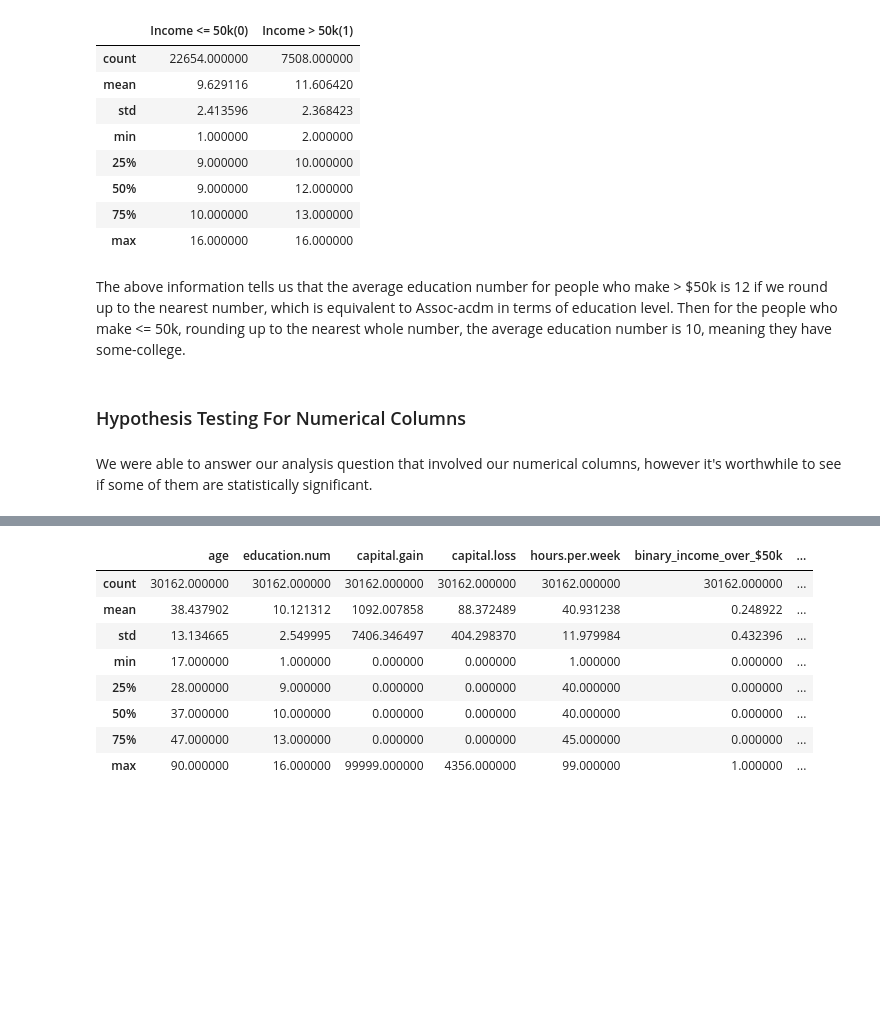
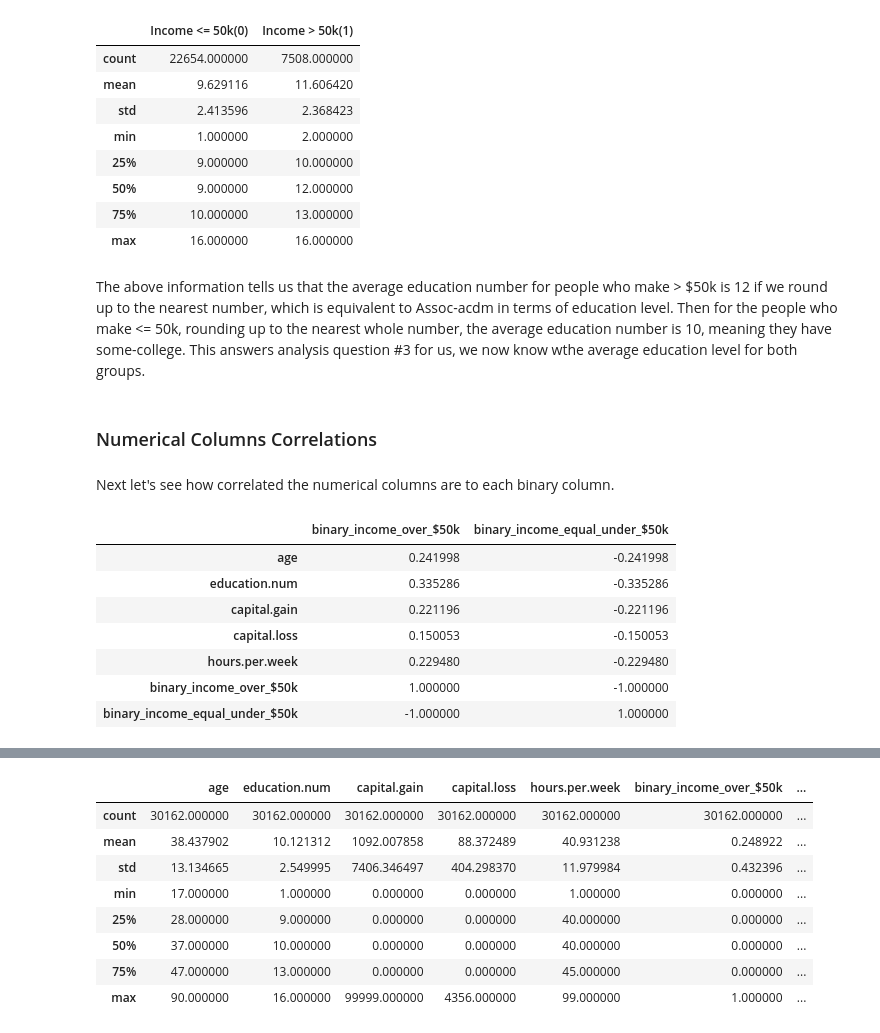
Before and after one commit to brandoncabrera707/CISD_41_Capstone_Project, a Jupyter notebook: capstone_project.ipynb, the cells around one changed output, grey strips where cells are left out. Saved outputs shown, nothing was run; the diff lists cells and outputs as text; code cells hidden in the pictures; blank space fills up the shorter version.

Commit message:
Added correlation matrix for numerical columns and made conclusions

```diff
--- a/capstone_project.ipynb
+++ b/capstone_project.ipynb
@@ -362,8 +380,20 @@ education_num_info
 | 75% | 10.000000 | 13.000000 |
 | max | 16.000000 | 16.000000 |
 # %% [markdown]
-The above information tells us that the average education number for people who make > $50k is 12 if we round up to the nearest number, which is equivalent to Assoc-acdm in terms of education level. Then for the people who make <= 50k, rounding up to the nearest whole number, the average education number is 10, meaning they have some-college.
+The above information tells us that the average education number for people who make > $50k is 12 if we round up to the nearest number, which is equivalent to Assoc-acdm in terms of education level. Then for the people who make <= 50k, rounding up to the nearest whole number, the average education number is 10, meaning they have some-college. This answers analysis question #3 for us, we now know wthe average education level for both groups.
-# %% [markdown]
-### Hypothesis Testing For Numerical Columns
-# %% [markdown]
-We were able to answer our analysis question that involved our numerical columns, however it's worthwhile to see if some of them are statistically significant.
+# %% [markdown]
+### Numerical Columns Correlations
+# %% [markdown]
+Next let's see how correlated the numerical columns are to each binary column.
+# %%
+print("Done By Brandon Cabrera")
+adult_census_data.corr(numeric_only= True)[['binary_income_over_$50k', 'binary_income_equal_under_$50k']]
+# %% [output]
+|  | binary_income_over_$50k | binary_income_equal_under_$50k |
+| age | 0.241998 | -0.241998 |
+| education.num | 0.335286 | -0.335286 |
+| capital.gain | 0.221196 | -0.221196 |
+| capital.loss | 0.150053 | -0.150053 |
+| hours.per.week | 0.229480 | -0.229480 |
+| binary_income_over_$50k | 1.000000 | -1.000000 |
+| binary_income_equal_under_$50k | -1.000000 | 1.000000 |
```
Also changed, not shown: parts of 26 cells of this notebook.
